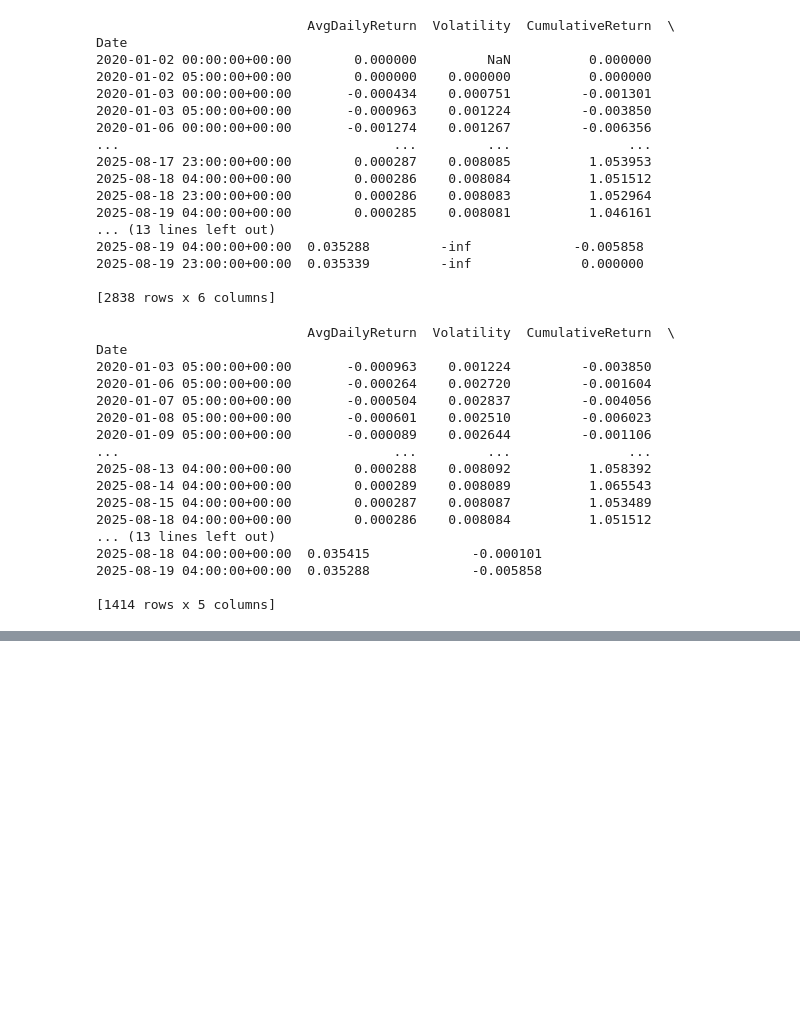
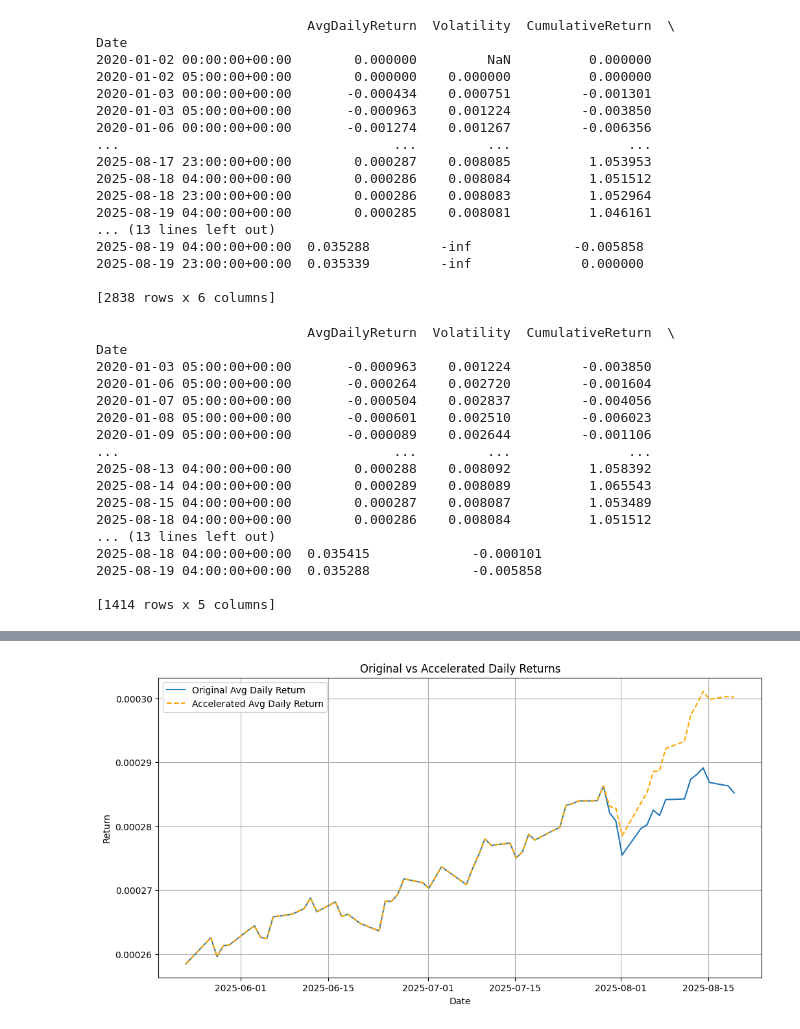
Before and after one commit to yusuf-s-ahmed/Financial-Portfolio-Analysis, a Jupyter notebook: portfolio_analysis.ipynb, the cells around one changed output, grey strips where cells are left out. Drawn from its saved outputs; the diff is of its cells as text; code cells hidden in the pictures; blank space fills up the shorter version.

```diff
--- a/portfolio_analysis.ipynb
+++ b/portfolio_analysis.ipynb
@@ -395,8 +558,8 @@ Date
 
 [1414 rows x 5 columns]
 # %%
-stock_dataframes = [shell_history, barclays_history, hsbc_history, ftse_100_history, s_and_p_500_history]
-stock_names = ['Shell', 'Barclays', 'HSBC', 'FTSE_100', 'S_and_P_500']
+stock_dataframes = [shell_history, barclays_history, hsbc_history, ftse_100_history, s_and_p_500_history, bp_history]
+stock_names = ['Shell', 'Barclays', 'HSBC', 'FTSE_100', 'S_and_P_500', 'bp_history']
 
 for df, name in zip(stock_dataframes, stock_names):
     # Drop unwanted columns
@@ -435,0 +681,22 @@ oil_data.to_csv('output-data/crude_oil_data.csv')
+# %%
+import pandas as pd
+
+# Align returns
+aligned_returns = []
+for df in stock_dataframes:
+    returns = df['Close'].pct_change()
+    returns = returns.reindex(portfolio_ts_cleaned.index).fillna(0)
+    aligned_returns.append(returns)
+
+returns_df = pd.concat(aligned_returns, axis=1)
+returns_df.columns = ['Shell','Barclays','HSBC','FTSE_100','SP500','BP']
+
+# Apply shock to financials (Barclays + HSBC)
+returns_df[['Barclays','HSBC']] += 0.0005  # multiply by 1 + 0.05
+
+
+# Portfolio weighted returns
+portfolio_sim_returns = returns_df.dot(weights)
+
+portfolio_sim_returns_df = portfolio_sim_returns.to_frame(name='SimulatedPortfolioReturn')
+portfolio_sim_returns_df.to_csv('output-data/simulated_portfolio_returns.csv')
@@ -435,0 +960,18 @@ oil_data.to_csv('output-data/crude_oil_data.csv')
+# %%
+# Apply acceleration starting at the midpoint (Q2) with a small k
+df_simulated = simulate_acceleration_quarter(portfolio_ts_cleaned, quarter='Q4', k=0.000001, last_days=60)
+
+print(df_simulated.tail(20))
+
+plt.figure(figsize=(12, 6))
+plt.plot(df_simulated.index, df_simulated['AvgDailyReturn'], label='Original Avg Daily Return')
+plt.plot(df_simulated.index, df_simulated['SimulatedAvgDailyReturn'], label='Accelerated Avg Daily Return', linestyle='--', color='orange')
+plt.xlabel('Date')
+plt.ylabel('Return')
+plt.title('Original vs Accelerated Daily Returns')
+plt.legend()
+plt.grid(True)
+plt.show()
+
+df_simulated.to_csv('output-data/portfolio_simulation.csv')
+# %% [output]
@@ -435,0 +995 @@ oil_data.to_csv('output-data/crude_oil_data.csv')
+[figure, added]
```
Also changed, not shown: parts of 28 cells of this notebook, 35 other files.
